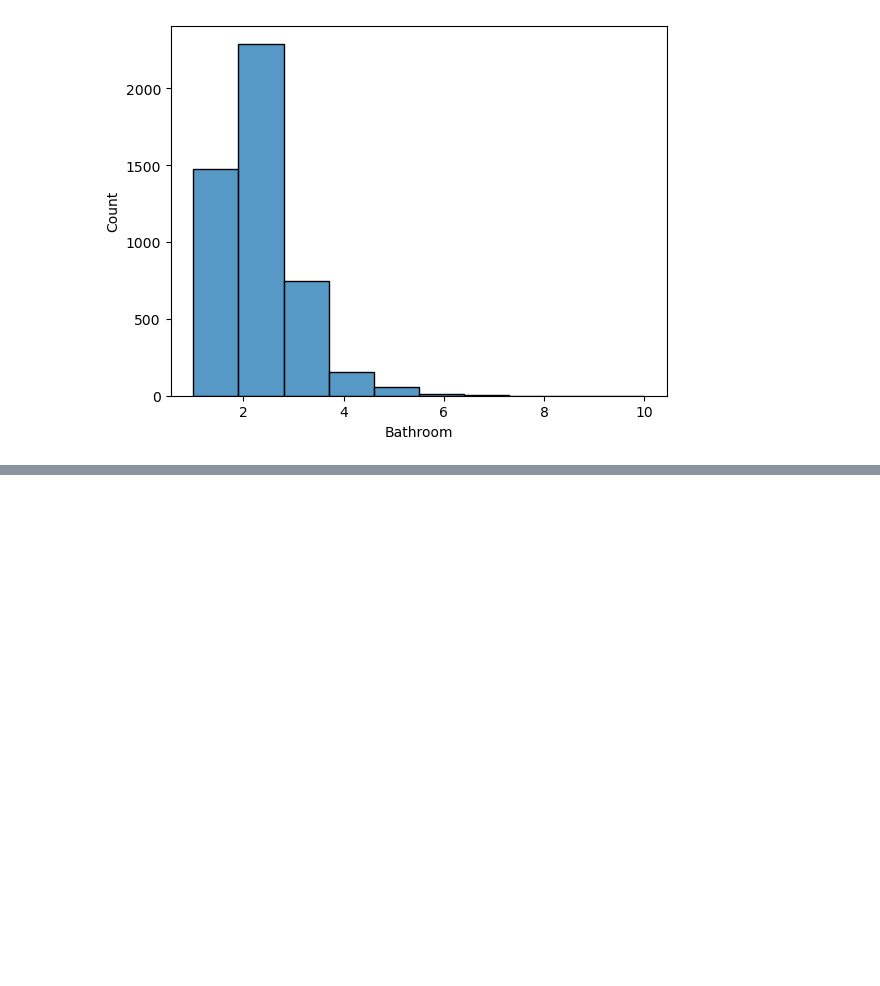
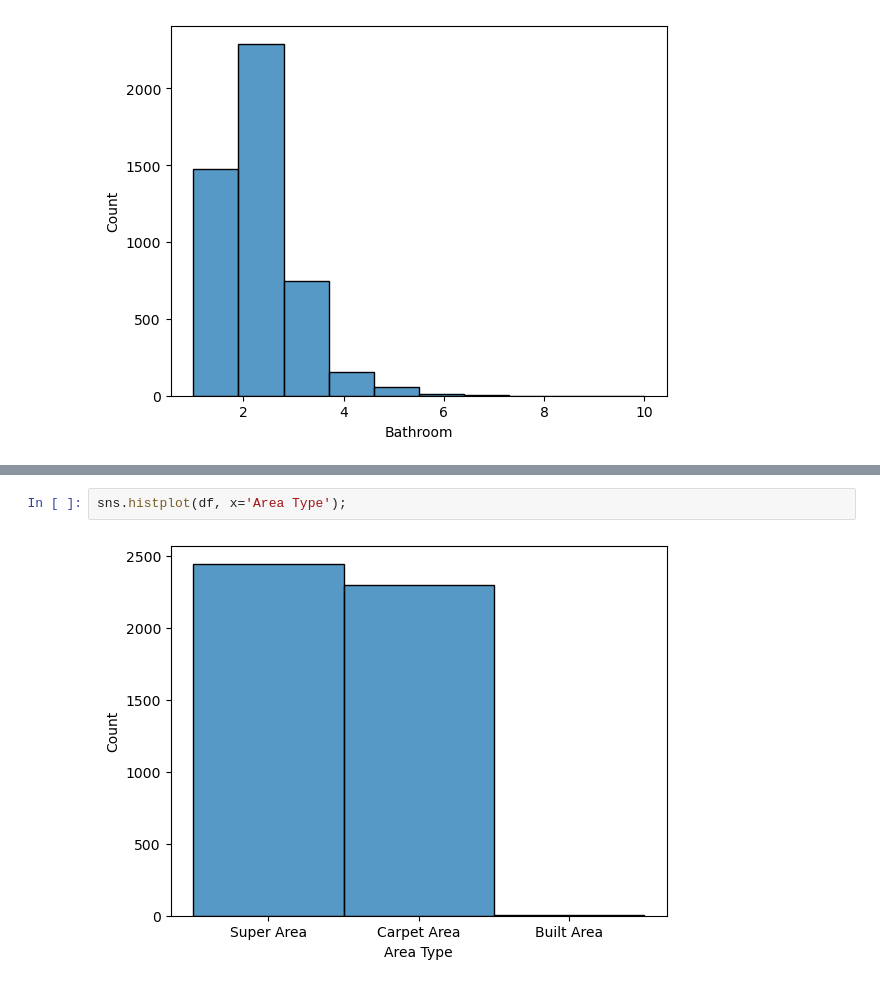
Before and after one commit to jbernalg/Learning_Data, a Jupyter notebook: Course_ML2/Semana_08/JeinffersonBernal_reto7_ML2.ipynb, the cells around one changed output, grey strips where cells are left out. Cells and saved outputs as stored; diff of their text form; blank space fills up the shorter version.

```diff
--- a/Course_ML2/Semana_08/JeinffersonBernal_reto7_ML2.ipynb
+++ b/Course_ML2/Semana_08/JeinffersonBernal_reto7_ML2.ipynb
@@ -133,0 +183,4 @@ sns.histplot(df, x='Bathroom', bins=10);
+# %%
+sns.histplot(df, x='Area Type');
+# %% [output]
+[figure, added]
```
Also changed, not shown: parts of 10 cells of this notebook.
